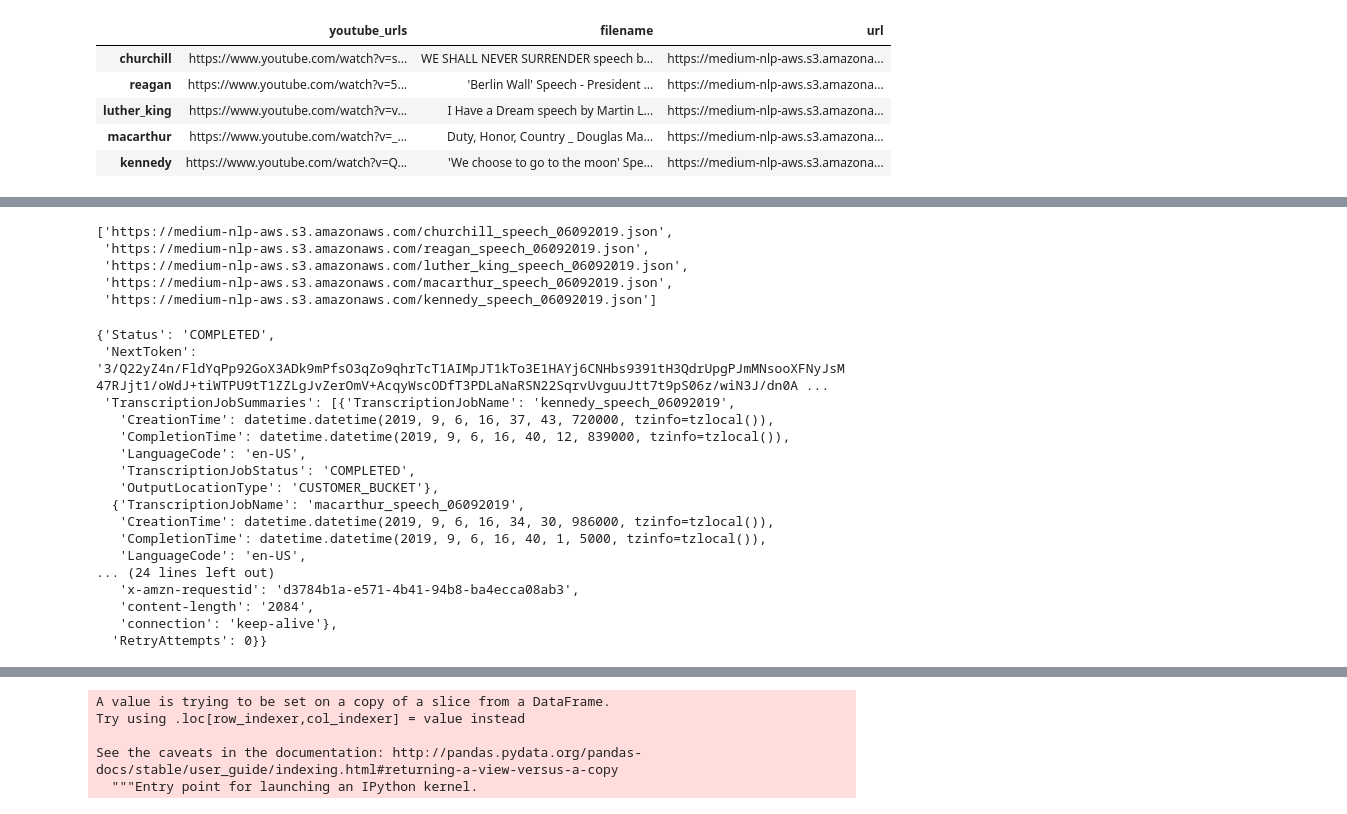
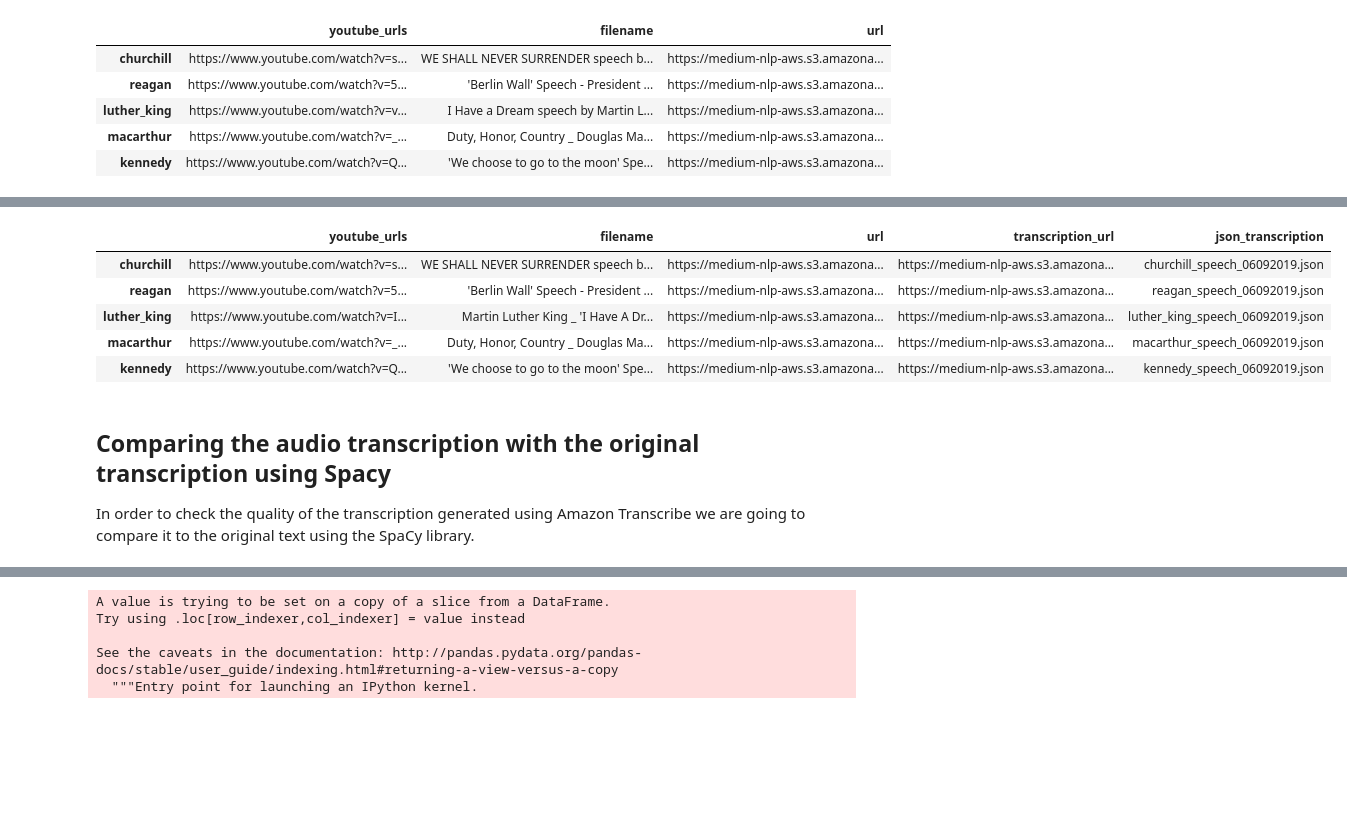
Before and after one commit to GabrielSGoncalves/nlp_aws, a Jupyter notebook: NLP_with_AWS_services.ipynb, the cells around one changed output, grey strips where cells are left out. Drawn from its saved outputs; the diff is of its cells as text; code cells hidden in the pictures; blank space fills up the shorter version.

```diff
--- a/NLP_with_AWS_services.ipynb
+++ b/NLP_with_AWS_services.ipynb
@@ -337,32 +313,12 @@ response_transcribe_job
-# %%
-df_audio.transcription_url.to_list()
-# %% [output]
-['https://medium-nlp-aws.s3.amazonaws.com/churchill_speech_06092019.json',
- 'https://medium-nlp-aws.s3.amazonaws.com/reagan_speech_06092019.json',
- 'https://medium-nlp-aws.s3.amazonaws.com/luther_king_speech_06092019.json',
- 'https://medium-nlp-aws.s3.amazonaws.com/macarthur_speech_06092019.json',
- 'https://medium-nlp-aws.s3.amazonaws.com/kennedy_speech_06092019.json']
-# %%
-# Para listar os jobs executados no Amazon Transcribe
-transcribe_client = boto3.client('transcribe')
-response = transcribe_client.list_transcription_jobs(
-    Status='COMPLETED')
-response
-# %% [output]
-{'Status': 'COMPLETED',
- 'NextToken': '3/Q22yZ4n/FldYqPp92GoX3ADk9mPfsO3qZo9qhrTcT1AIMpJT1kTo3E1HAYj6CNHbs9391tH3QdrUpgPJmMNsooXFNyJsM47RJjt1/oWdJ+tiWTPU9tT1ZZLgJvZerOmV+AcqyWscODfT3PDLaNaRSN22SqrvUvguuJtt7t9pS06z/wiN3J/dn0A ...
- 'TranscriptionJobSummaries': [{'TranscriptionJobName': 'kennedy_speech_06092019',
-   'CreationTime': datetime.datetime(2019, 9, 6, 16, 37, 43, 720000, tzinfo=tzlocal()),
-   'CompletionTime': datetime.datetime(2019, 9, 6, 16, 40, 12, 839000, tzinfo=tzlocal()),
-   'LanguageCode': 'en-US',
-   'TranscriptionJobStatus': 'COMPLETED',
-   'OutputLocationType': 'CUSTOMER_BUCKET'},
-  {'TranscriptionJobName': 'macarthur_speech_06092019',
-   'CreationTime': datetime.datetime(2019, 9, 6, 16, 34, 30, 986000, tzinfo=tzlocal()),
-   'CompletionTime': datetime.datetime(2019, 9, 6, 16, 40, 1, 5000, tzinfo=tzlocal()),
-   'LanguageCode': 'en-US',
-... (24 lines left out)
-   'x-amzn-requestid': 'd3784b1a-e571-4b41-94b8-ba4ecca08ab3',
-   'content-length': '2084',
-   'connection': 'keep-alive'},
-  'RetryAttempts': 0}}
+# %%
+df_audio.head()
+# %% [output]
+|  | youtube_urls | filename | url | transcription_url | json_transcription |
+| churchill | https://www.youtube.com/watch?v=s... | WE SHALL NEVER SURRENDER speech b... | https://medium-nlp-aws.s3.amazona... | https://medium-nlp-aws.s3.amazona... | churchill_speech_06092019.json |
+| reagan | https://www.youtube.com/watch?v=5... | 'Berlin Wall' Speech - President ... | https://medium-nlp-aws.s3.amazona... | https://medium-nlp-aws.s3.amazona... | reagan_speech_06092019.json |
+| luther_king | https://www.youtube.com/watch?v=I... | Martin Luther King _ 'I Have A Dr... | https://medium-nlp-aws.s3.amazona... | https://medium-nlp-aws.s3.amazona... | luther_king_speech_06092019.json |
+| macarthur | https://www.youtube.com/watch?v=_... | Duty, Honor, Country _ Douglas Ma... | https://medium-nlp-aws.s3.amazona... | https://medium-nlp-aws.s3.amazona... | macarthur_speech_06092019.json |
+| kennedy | https://www.youtube.com/watch?v=Q... | 'We choose to go to the moon' Spe... | https://medium-nlp-aws.s3.amazona... | https://medium-nlp-aws.s3.amazona... | kennedy_speech_06092019.json |
+# %% [markdown]
+## Comparing the audio transcription with the original transcription using Spacy
+In order to check the quality of the transcription generated using Amazon Transcribe we are going to compare it to the original text using the SpaCy library.
```
Also changed, not shown: parts of 29 cells of this notebook, 1 other file.
